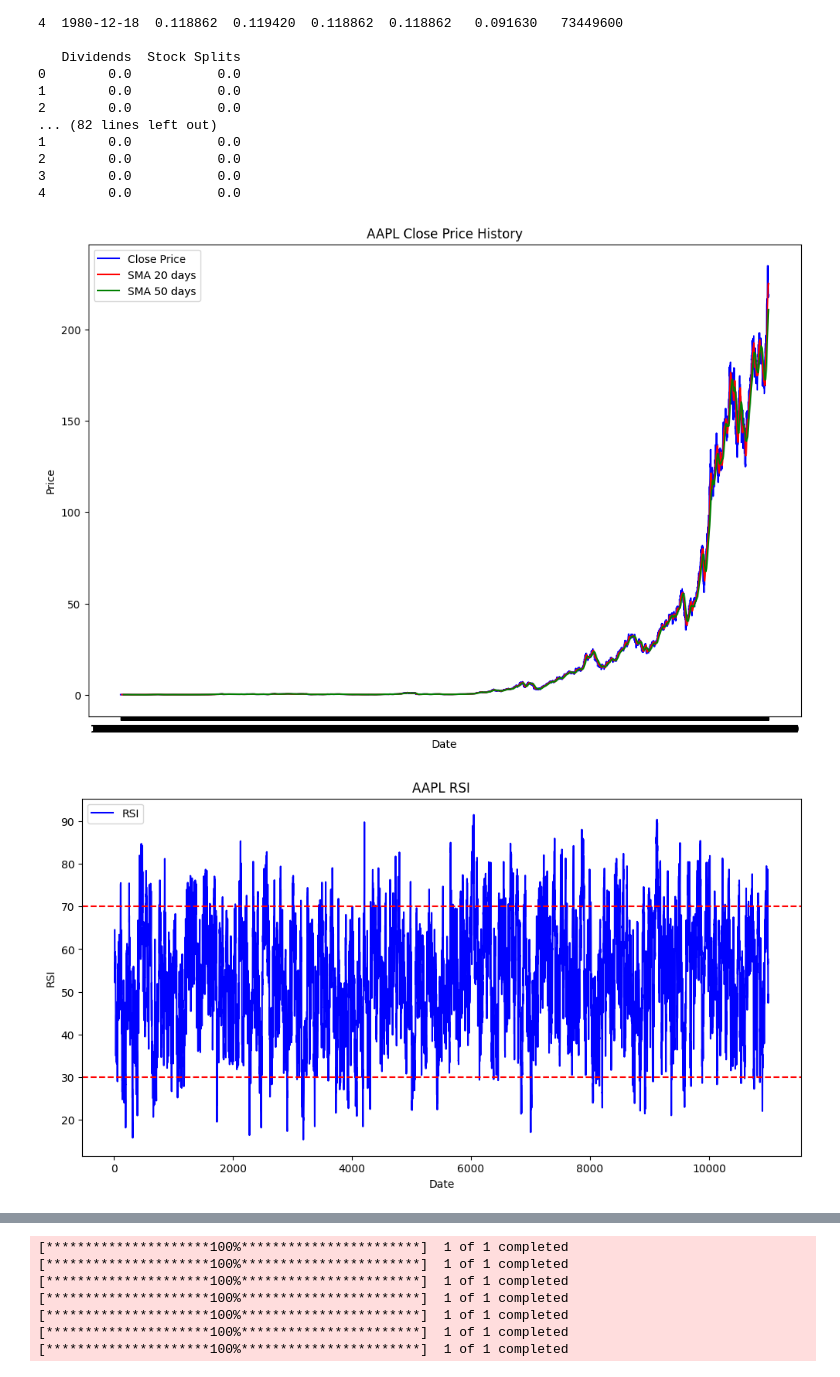
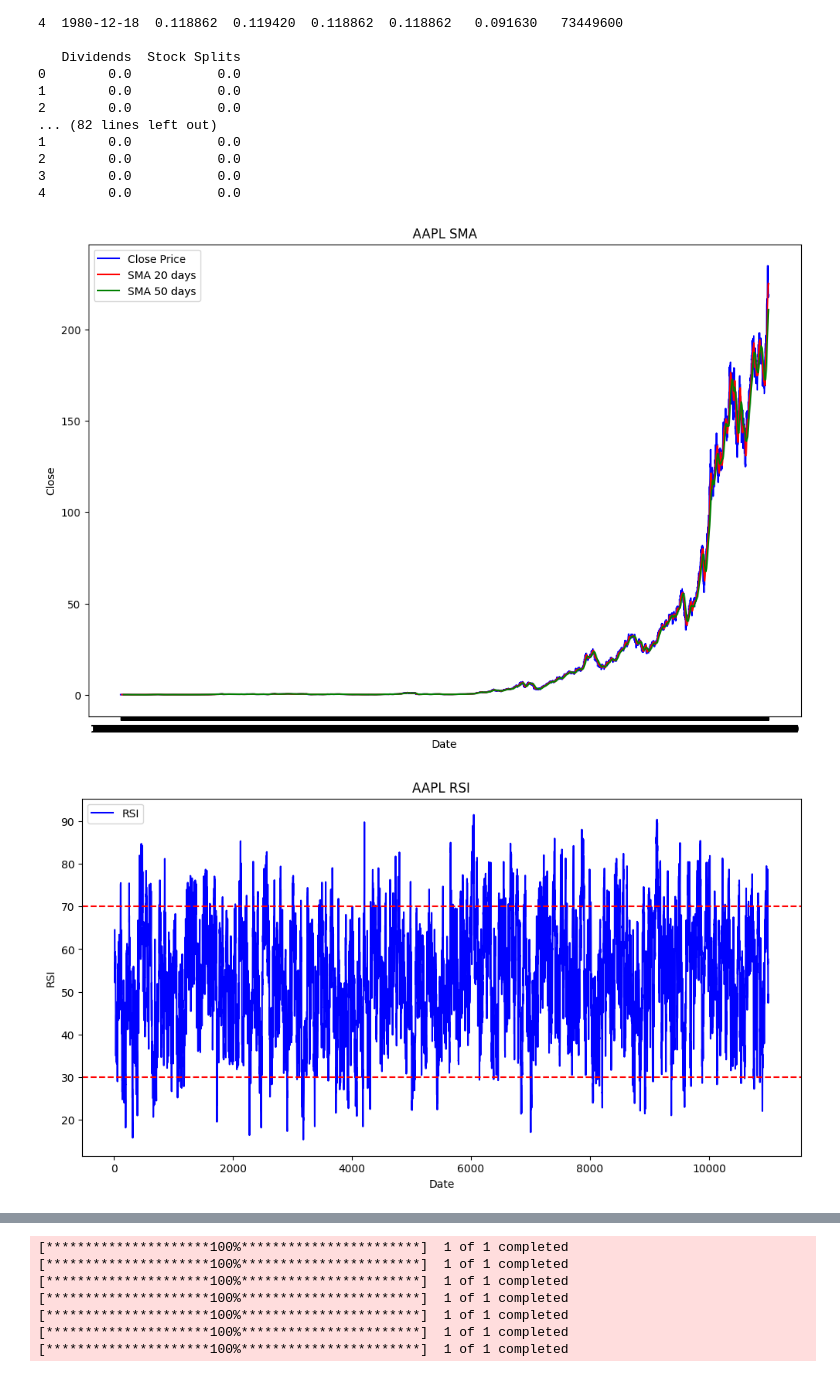
Before and after one commit to IamYunusAli/FNSPID, a Jupyter notebook: notebooks/Quantitative_analysis.ipynb, the cells around one changed output, grey strips where cells are left out. Drawn from its saved outputs; the diff is of its cells as text; code cells hidden in the pictures.

```diff
--- a/notebooks/Quantitative_analysis.ipynb
+++ b/notebooks/Quantitative_analysis.ipynb
@@ -49,45 +49,36 @@ Apple historical data
 # %%
 # Moving averages
 AAPL['SMA_20'] = talib.SMA(AAPL['Close'], timeperiod=20)
 AAPL['SMA_50'] = talib.SMA(AAPL['Close'], timeperiod=50)
 
 # RSI
 AAPL['RSI'] = talib.RSI(AAPL['Close'], timeperiod=14)
 
 AAPL['MACD'], AAPL['MACD_SIGNAL'], AAPL['MACD_HIST'] = talib.MACD(AAPL['Close'], fastperiod=12, slowperiod=26, signalperiod=9)
 
 plt.figure(figsize=(12,8))
 plt.plot(AAPL['Date'], AAPL['Close'], label='Close Price', color = 'blue')
 plt.plot(AAPL['Date'], AAPL['SMA_20'], label='SMA 20 days', color = 'red')
 plt.plot(AAPL['Date'], AAPL['SMA_50'], label='SMA 50 days', color = 'green')
-plt.title('AAPL Close Price History')
-plt.xlabel('Date')
-plt.ylabel('Price')
 plt.legend(loc='upper left')
-plt.show()
+plot_data('AAPL SMA', 'Date', 'Close')
 
 plt.figure(figsize=(12, 6))
 plt.plot(AAPL['RSI'], label='RSI', color='b')
 plt.axhline(70, color='r', linestyle='--')
 plt.axhline(30, color='r', linestyle='--')
-plt.title('AAPL RSI')
-plt.xlabel('Date')
-plt.ylabel('RSI')
 plt.legend(loc='upper left')
-plt.show()
+plot_data('AAPL RSI', 'Date', 'RSI')
 
 #MACD
 plt.figure(figsize=(12, 6))
 plt.plot(AAPL['Date'], AAPL['MACD'], label='MACD', color = 'blue')
 plt.plot(AAPL['Date'], AAPL['MACD_SIGNAL'], label='SIGNAL', color = 'red')
 plt.bar(AAPL['Date'], AAPL['MACD_HIST'], label='HIST', color = 'green')
-plt.title('AAPL MACD')
-plt.xlabel('Date')
-plt.ylabel('MACD')
 plt.legend(loc='upper left')
-plt.show()
+plot_data('AAPL MACD', 'Date', 'MACD')
 # %% [output]
-[figure, old version]
+[figure, new version]
 [figure]
 [figure]
 # %%
```
Also changed, not shown: parts of 7 cells of this notebook, 1 other file.
